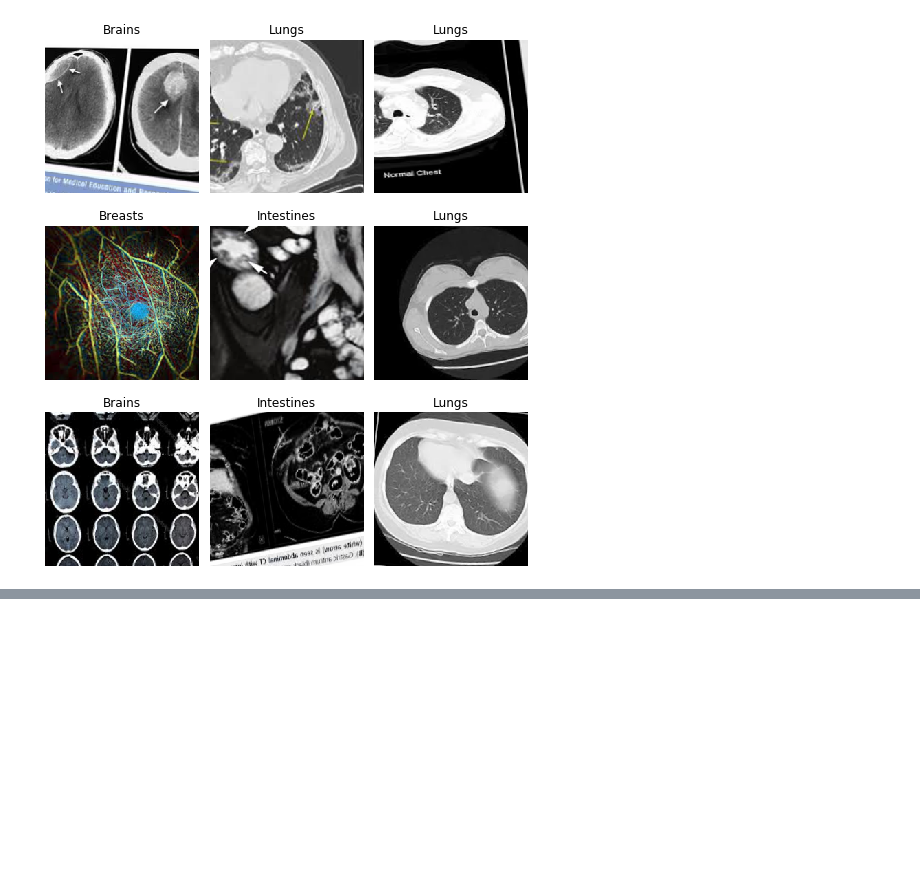
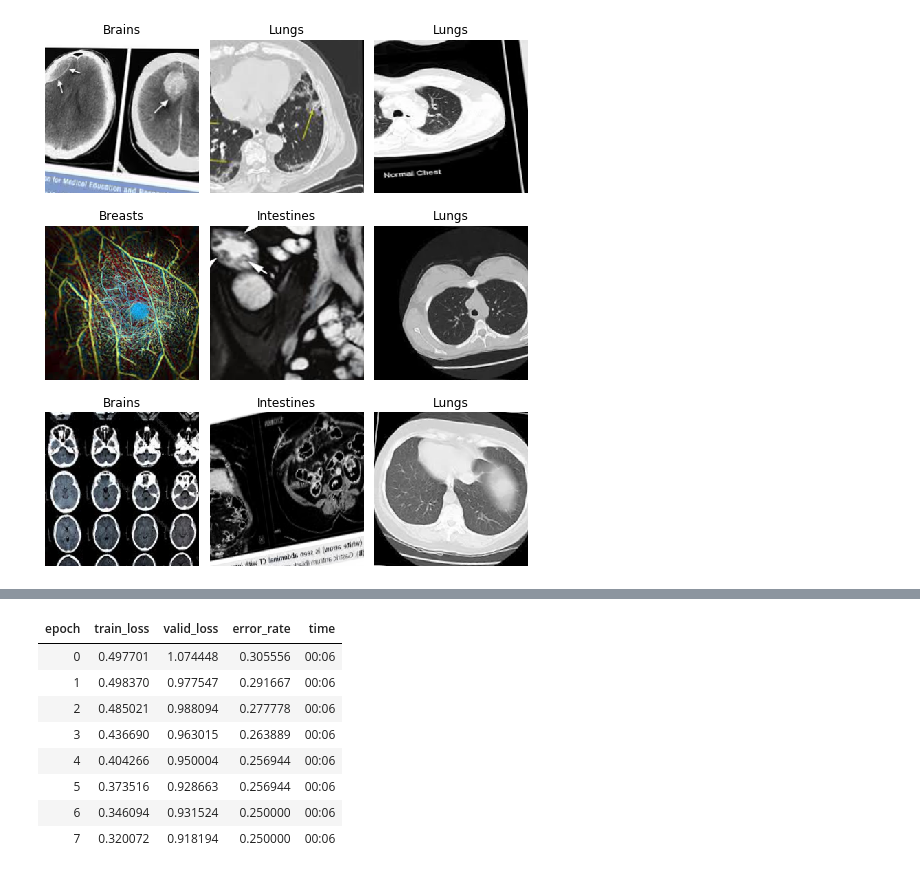
Before and after one commit to Dakunu01/FastAI_Project, a Jupyter notebook: Fast_AI_Project.ipynb, the cells around one changed output, grey strips where cells are left out. Drawn from its saved outputs; the diff is of its cells as text; code cells hidden in the pictures; blank space fills up the shorter version.

```diff
--- a/Fast_AI_Project.ipynb
+++ b/Fast_AI_Project.ipynb
@@ -68,0 +73,2 @@ data.show_batch(rows=3, figsize=(7,8))
+# %%
+learn = cnn_learner(data, models.resnet34, metrics=error_rate)
@@ -68,0 +78,12 @@ data.show_batch(rows=3, figsize=(7,8))
+# %%
+learn.fit_one_cycle(8)
+# %% [output]
+| epoch | train_loss | valid_loss | error_rate | time |
+| 0 | 0.497701 | 1.074448 | 0.305556 | 00:06 |
+| 1 | 0.498370 | 0.977547 | 0.291667 | 00:06 |
+| 2 | 0.485021 | 0.988094 | 0.277778 | 00:06 |
+| 3 | 0.436690 | 0.963015 | 0.263889 | 00:06 |
+| 4 | 0.404266 | 0.950004 | 0.256944 | 00:06 |
+| 5 | 0.373516 | 0.928663 | 0.256944 | 00:06 |
+| 6 | 0.346094 | 0.931524 | 0.250000 | 00:06 |
+| 7 | 0.320072 | 0.918194 | 0.250000 | 00:06 |
```
Also changed, not shown: parts of 3 cells of this notebook.
